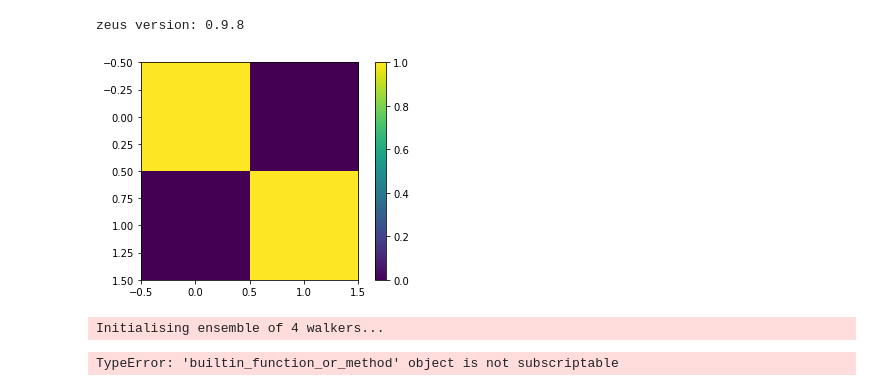
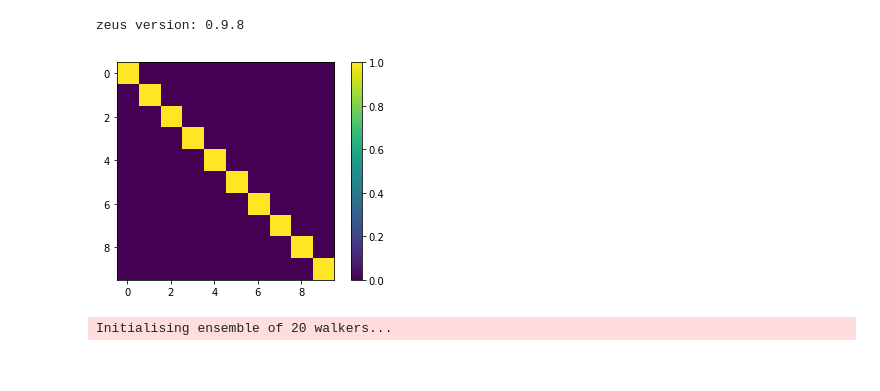
Before and after one commit to minaskar/zeus, a Jupyter notebook: examples/normal_distribution.ipynb, the cells around one changed output. Cells and saved outputs as stored; diff of their text form; code cells hidden in the pictures.

```diff
--- a/examples/normal_distribution.ipynb
+++ b/examples/normal_distribution.ipynb
@@ -9,27 +9,27 @@ print('zeus version:', zeus.__version__)
 # %% [output]
 zeus version: 0.9.8
 # %%
-ndim = 2
+ndim = 10
 nwalkers = 2 * ndim #* 2
-nsteps= 10000
+nsteps= 1000
 
 #C = make_spd_matrix(ndim)
 C = np.identity(ndim)
 plt.imshow(C)
 plt.colorbar()
 
 icov = np.linalg.inv(C)
 
 #mu = np.random.rand(ndim) * 10.0
 mu  = np.zeros(ndim)
 
 def logp(x, mu, icov):
     return -0.5 * np.dot(np.dot((x-mu).T,icov),(x-mu))
 
 #start = np.random.rand(ndim)
 start = mu + 1.0 * np.random.randn(nwalkers,ndim)
 # %% [output]
-[figure, old version]
+[figure, new version]
 # %%
 ndim = 16
 nwalkers = 2 * ndim #* 2
@@ -63,11 +63,10 @@ with Pool() as pool:
     sampler.run(start, nsteps)
 # %%
 #sampler = zeus.sampler(logp, nwalkers, ndim, jump=0.0)
-sampler = zeus.sampler(logp, nwalkers, ndim, args=[mu, icov], jump=0.0, mu=10.0, tune=True, maxsteps=10000)
+sampler = zeus.sampler(logp, nwalkers, ndim, args=[mu, icov], jump=0.0, mu=10000.0, tune=True, maxsteps=10000)
 sampler.run(start, nsteps)
 # %% [output]
-Initialising ensemble of 4 walkers...
+Initialising ensemble of 20 walkers...
-TypeError: 'builtin_function_or_method' object is not subscriptable
 # %%
 plt.figure(figsize=(16,1.5*ndim))
 for n in range(1):
```
Also changed, not shown: parts of 9 cells of this notebook, 3 other files.
